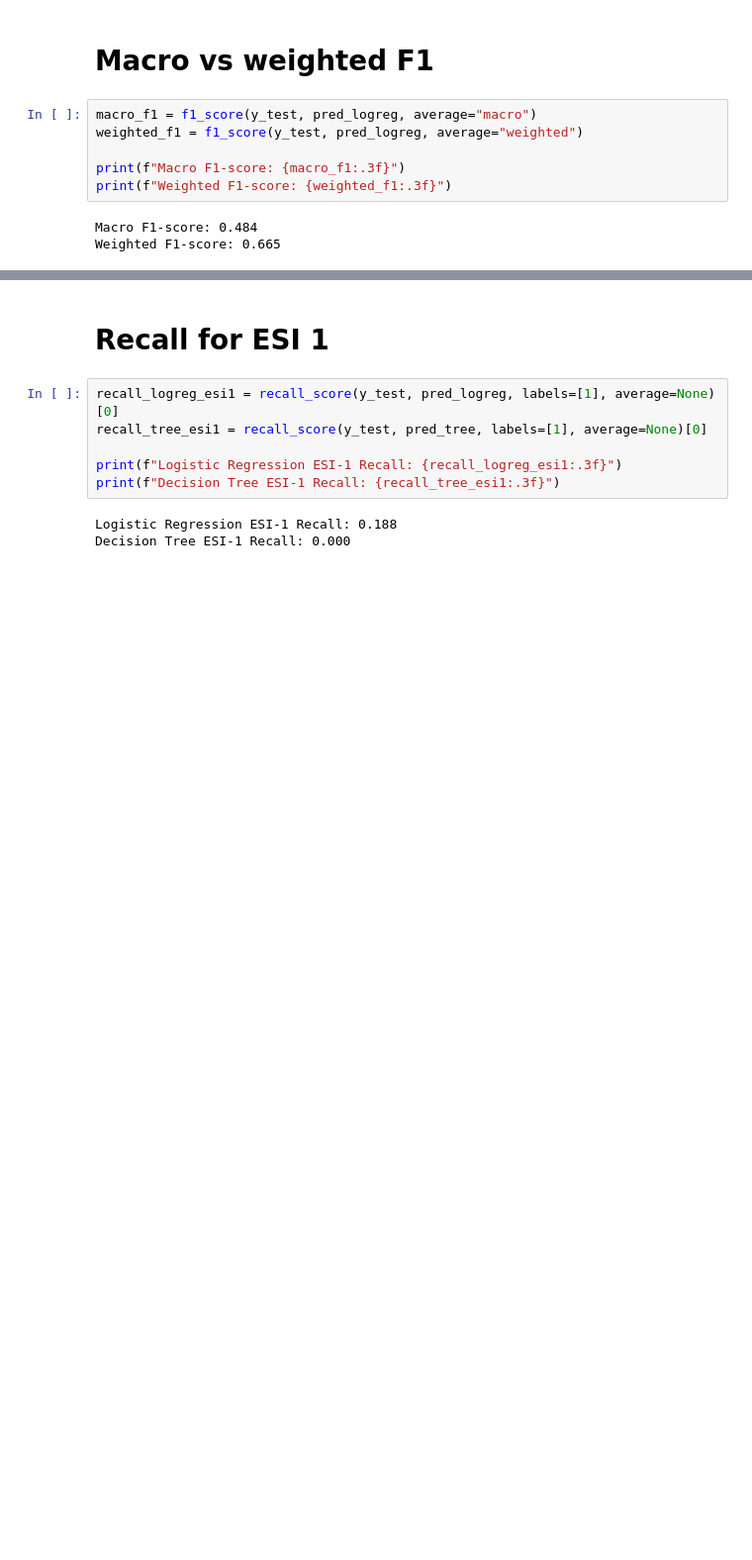
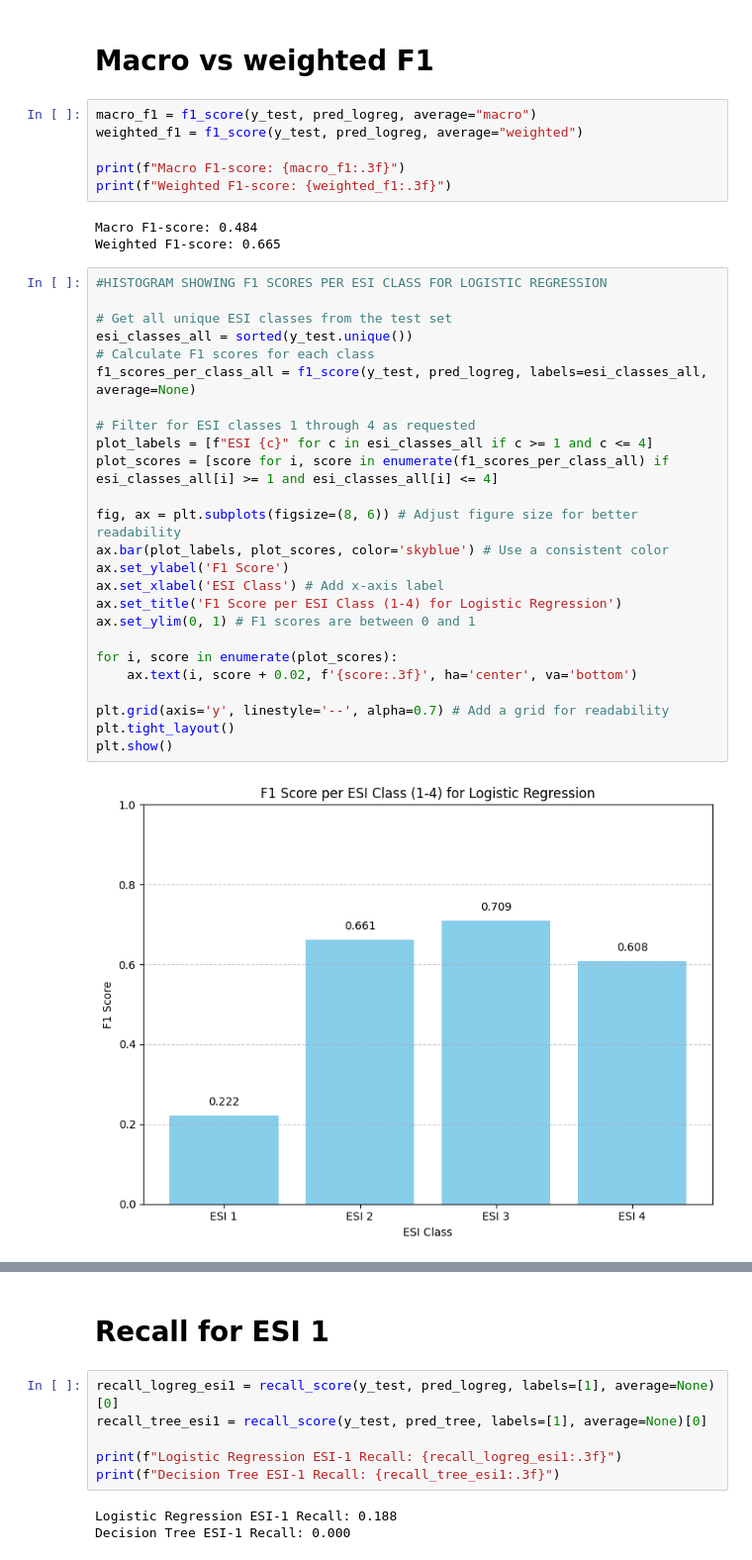
Before and after one commit to Colosolizer/carisurg-portfolio, a Jupyter notebook: notebooks/Week6_Model_Evaluation_SekouRuddock.ipynb, the cells around one changed output, grey strips where cells are left out. Shown at 99% size. Cells and saved outputs as stored; diff of their text form; blank space fills up the shorter version.

```diff
--- a/notebooks/Week6_Model_Evaluation_SekouRuddock.ipynb
+++ b/notebooks/Week6_Model_Evaluation_SekouRuddock.ipynb
@@ -137,3 +157,30 @@ print(f"Weighted F1-score: {weighted_f1:.3f}")
 # %% [output]
 Macro F1-score: 0.484
 Weighted F1-score: 0.665
+# %%
+#HISTOGRAM SHOWING F1 SCORES PER ESI CLASS FOR LOGISTIC REGRESSION
+
+# Get all unique ESI classes from the test set
+esi_classes_all = sorted(y_test.unique())
+# Calculate F1 scores for each class
+f1_scores_per_class_all = f1_score(y_test, pred_logreg, labels=esi_classes_all, average=None)
+
+# Filter for ESI classes 1 through 4 as requested
+plot_labels = [f"ESI {c}" for c in esi_classes_all if c >= 1 and c <= 4]
+plot_scores = [score for i, score in enumerate(f1_scores_per_class_all) if esi_classes_all[i] >= 1 and esi_classes_all[i] <= 4]
+
+fig, ax = plt.subplots(figsize=(8, 6)) # Adjust figure size for better readability
+ax.bar(plot_labels, plot_scores, color='skyblue') # Use a consistent color
+ax.set_ylabel('F1 Score')
+ax.set_xlabel('ESI Class') # Add x-axis label
+ax.set_title('F1 Score per ESI Class (1-4) for Logistic Regression')
+ax.set_ylim(0, 1) # F1 scores are between 0 and 1
+
+for i, score in enumerate(plot_scores):
+    ax.text(i, score + 0.02, f'{score:.3f}', ha='center', va='bottom')
+
+plt.grid(axis='y', linestyle='--', alpha=0.7) # Add a grid for readability
+plt.tight_layout()
+plt.show()
+# %% [output]
+[figure, added]
```
Also changed, not shown: parts of 6 cells of this notebook.
